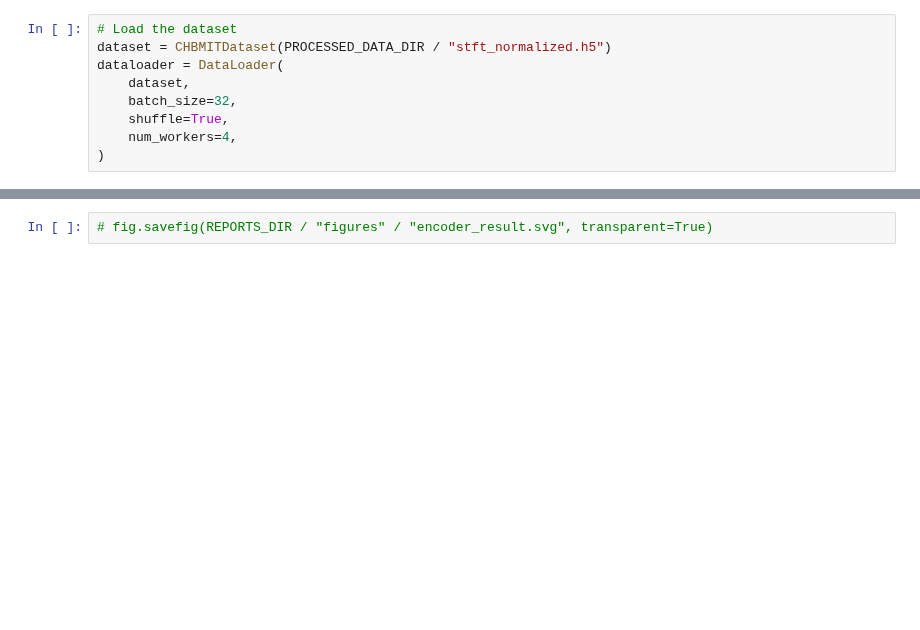
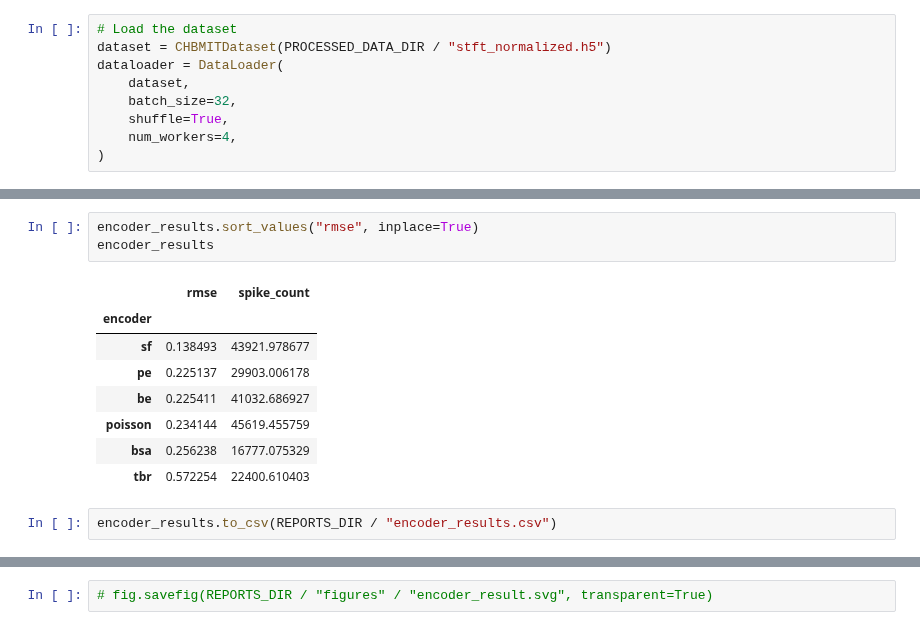
Before and after one commit to sin22766/snn-encoder-test, a Jupyter notebook: notebooks/6-poster-visual.ipynb, the cells around one changed output, grey strips where cells are left out. Drawn from its saved outputs; the diff is of its cells as text; blank space fills up the shorter version.

```diff
--- a/notebooks/6-poster-visual.ipynb
+++ b/notebooks/6-poster-visual.ipynb
@@ -124 +112,15 @@ encoder_study = optuna.load_study(
+# %%
+encoder_results.sort_values("rmse", inplace=True)
+encoder_results
+# %% [output]
+|  | rmse | spike_count |
+| encoder |  |  |
+| sf | 0.138493 | 43921.978677 |
+| pe | 0.225137 | 29903.006178 |
+| be | 0.225411 | 41032.686927 |
+| poisson | 0.234144 | 45619.455759 |
+| bsa | 0.256238 | 16777.075329 |
+| tbr | 0.572254 | 22400.610403 |
+# %%
+encoder_results.to_csv(REPORTS_DIR / "encoder_results.csv")
 # %%
```
Also changed, not shown: parts of 11 cells of this notebook, 5 other files.
